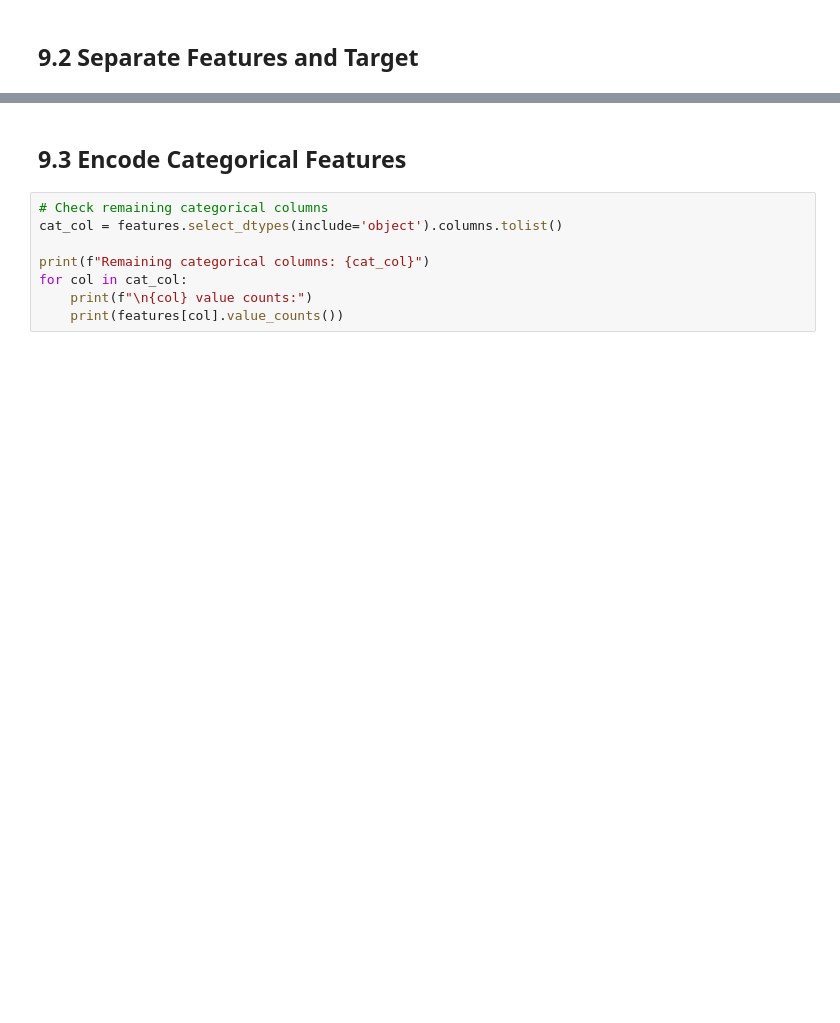
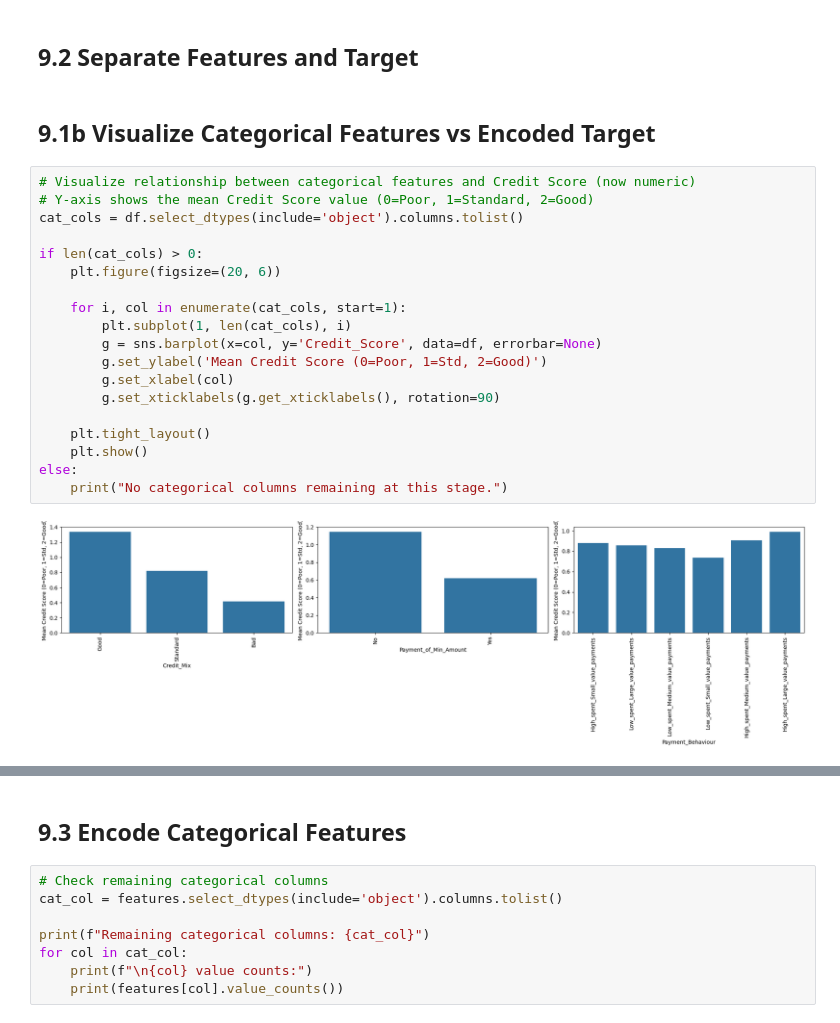
Before and after one commit to DavideDDB23/ML_HW_F, a Jupyter notebook: last.ipynb, the cells around one changed output, grey strips where cells are left out. Drawn from its saved outputs; the diff is of its cells as text; blank space fills up the shorter version.

```diff
--- a/last.ipynb
+++ b/last.ipynb
@@ -1287,5 +1370,28 @@ print(df['Credit_Score'].value_counts().sort_index())
 # %% [markdown]
 ## 9.2 Separate Features and Target
+# %% [markdown]
+## 9.1b Visualize Categorical Features vs Encoded Target
+# %%
+# Visualize relationship between categorical features and Credit Score (now numeric)
+# Y-axis shows the mean Credit Score value (0=Poor, 1=Standard, 2=Good)
+cat_cols = df.select_dtypes(include='object').columns.tolist()
+
+if len(cat_cols) > 0:
+    plt.figure(figsize=(20, 6))
+
+    for i, col in enumerate(cat_cols, start=1):
+        plt.subplot(1, len(cat_cols), i)
+        g = sns.barplot(x=col, y='Credit_Score', data=df, errorbar=None)
+        g.set_ylabel('Mean Credit Score (0=Poor, 1=Std, 2=Good)')
+        g.set_xlabel(col)
+        g.set_xticklabels(g.get_xticklabels(), rotation=90)
+
+    plt.tight_layout()
+    plt.show()
+else:
+    print("No categorical columns remaining at this stage.")
+# %% [output]
+[figure, added]
 # %%
 # Separate features (X) and target (y)
 features = df.drop('Credit_Score', axis=1)
```
Also changed, not shown: parts of 37 cells of this notebook, 1 other file.
